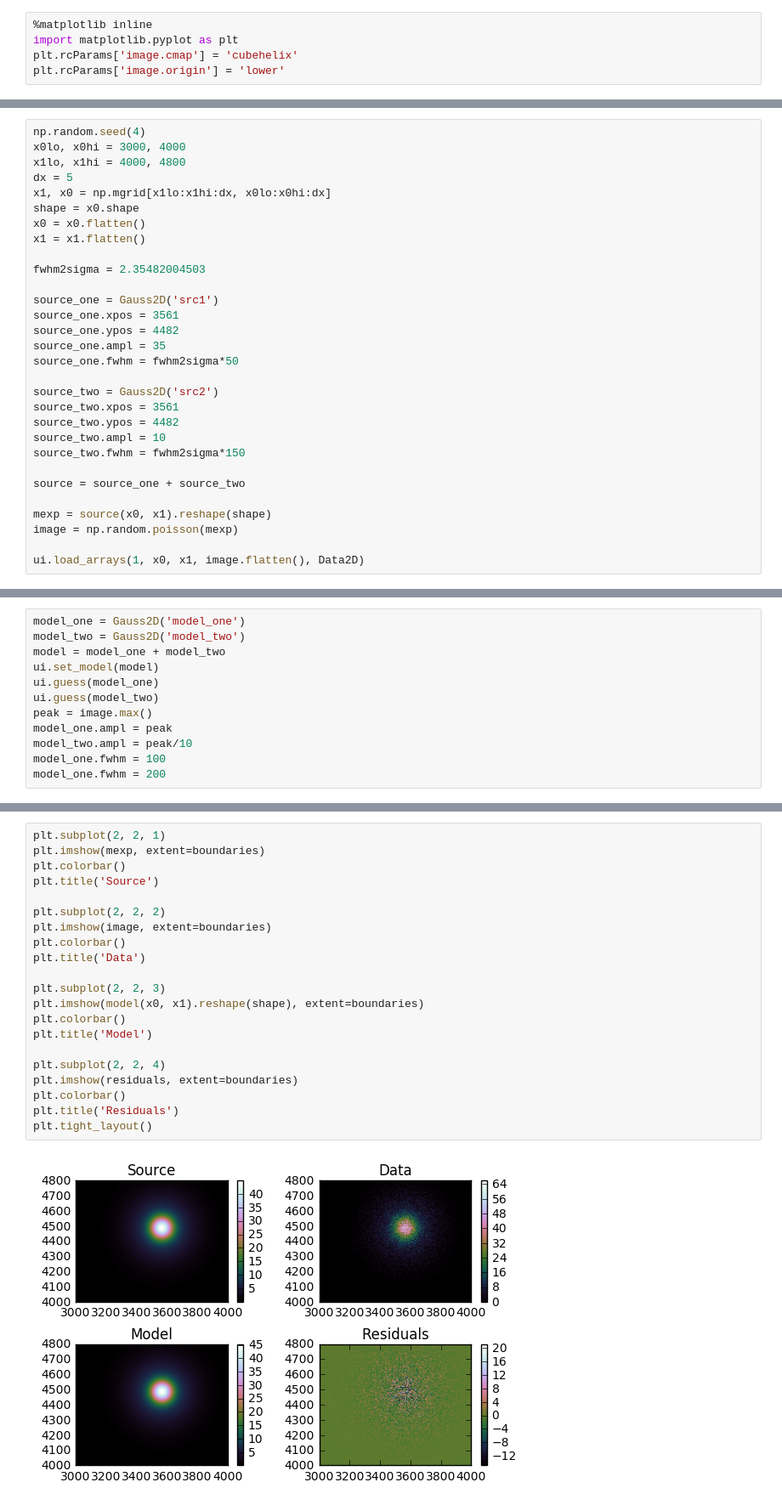
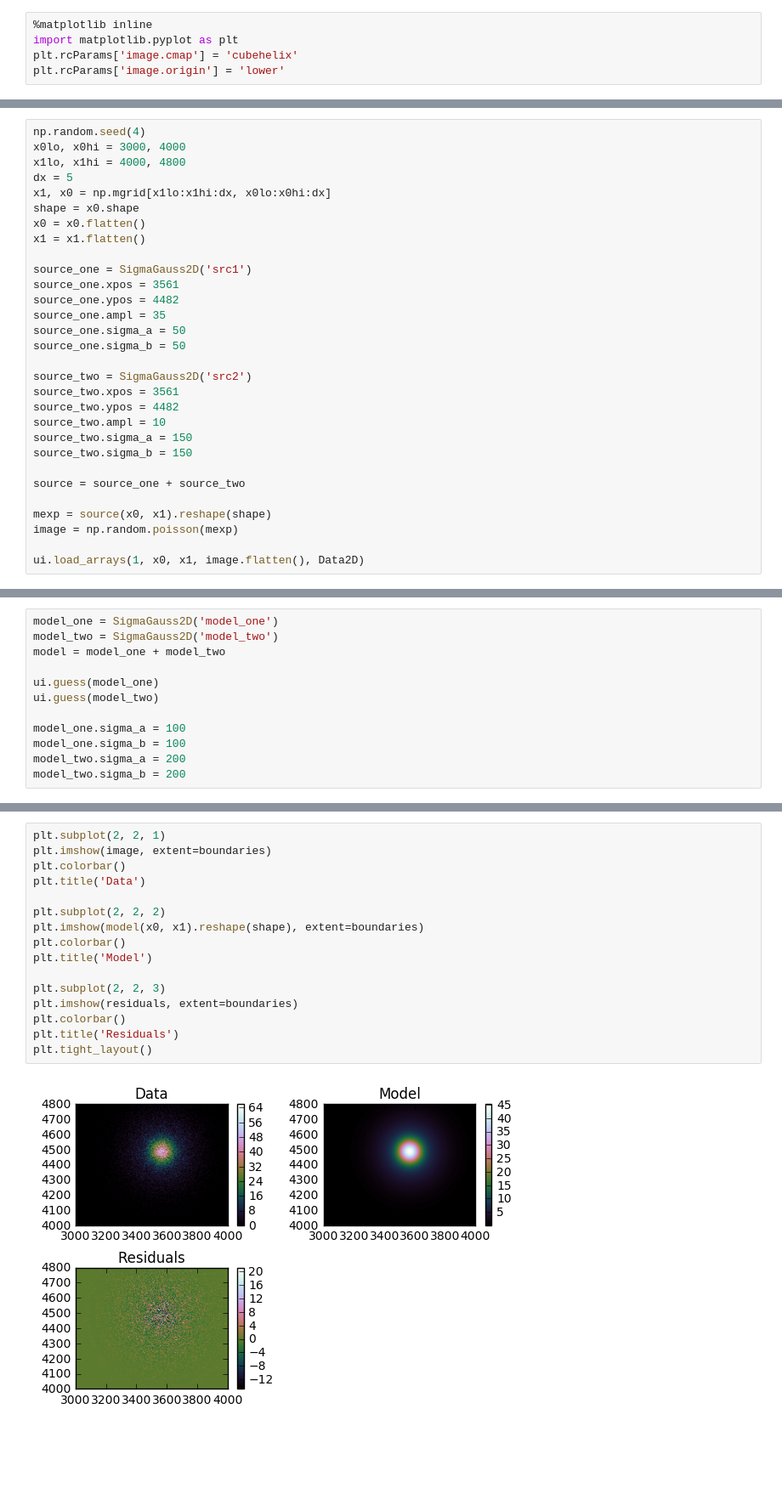
Before and after one commit to olaurino/sherpa-standalone-notebooks, a Jupyter notebook: 2D Simulated Image Fit with Sherpa UI and MCMC.ipynb, the cells around one changed output, grey strips where cells are left out. Shown: that part at 85% size. Drawn from its saved outputs; the diff is of its cells as text; blank space fills up the shorter version.

```diff
--- a/2D Simulated Image Fit with Sherpa UI and MCMC.ipynb
+++ b/2D Simulated Image Fit with Sherpa UI and MCMC.ipynb
@@ -24,19 +72,19 @@ shape = x0.shape
 x0 = x0.flatten()
 x1 = x1.flatten()
 
-fwhm2sigma = 2.35482004503
-
-source_one = Gauss2D('src1')
+source_one = SigmaGauss2D('src1')
 source_one.xpos = 3561
 source_one.ypos = 4482
 source_one.ampl = 35
-source_one.fwhm = fwhm2sigma*50
+source_one.sigma_a = 50
+source_one.sigma_b = 50
 
-source_two = Gauss2D('src2')
+source_two = SigmaGauss2D('src2')
 source_two.xpos = 3561
 source_two.ypos = 4482
 source_two.ampl = 10
-source_two.fwhm = fwhm2sigma*150
+source_two.sigma_a = 150
+source_two.sigma_b = 150
 
 source = source_one + source_two
 
@@ -54,12 +110,12 @@ plt.colorbar()
 # %%
-model_one = Gauss2D('model_one')
-model_two = Gauss2D('model_two')
+model_one = SigmaGauss2D('model_one')
+model_two = SigmaGauss2D('model_two')
 model = model_one + model_two
-ui.set_model(model)
+
 ui.guess(model_one)
 ui.guess(model_two)
-peak = image.max()
-model_one.ampl = peak
-model_two.ampl = peak/10
-model_one.fwhm = 100
-model_one.fwhm = 200
+
+model_one.sigma_a = 100
+model_one.sigma_b = 100
+model_two.sigma_a = 200
+model_two.sigma_b = 200
@@ -88,23 +178,18 @@ Change in statistic   = 94694.5
 # %%
 plt.subplot(2, 2, 1)
-plt.imshow(mexp, extent=boundaries)
-plt.colorbar()
-plt.title('Source')
-
-plt.subplot(2, 2, 2)
 plt.imshow(image, extent=boundaries)
 plt.colorbar()
 plt.title('Data')
 
-plt.subplot(2, 2, 3)
+plt.subplot(2, 2, 2)
 plt.imshow(model(x0, x1).reshape(shape), extent=boundaries)
 plt.colorbar()
 plt.title('Model')
 
-plt.subplot(2, 2, 4)
+plt.subplot(2, 2, 3)
 plt.imshow(residuals, extent=boundaries)
 plt.colorbar()
 plt.title('Residuals')
 plt.tight_layout()
 # %% [output]
-[figure, old version]
+[figure, new version]
```
Also changed, not shown: parts of 23 cells of this notebook, 1 other file.
